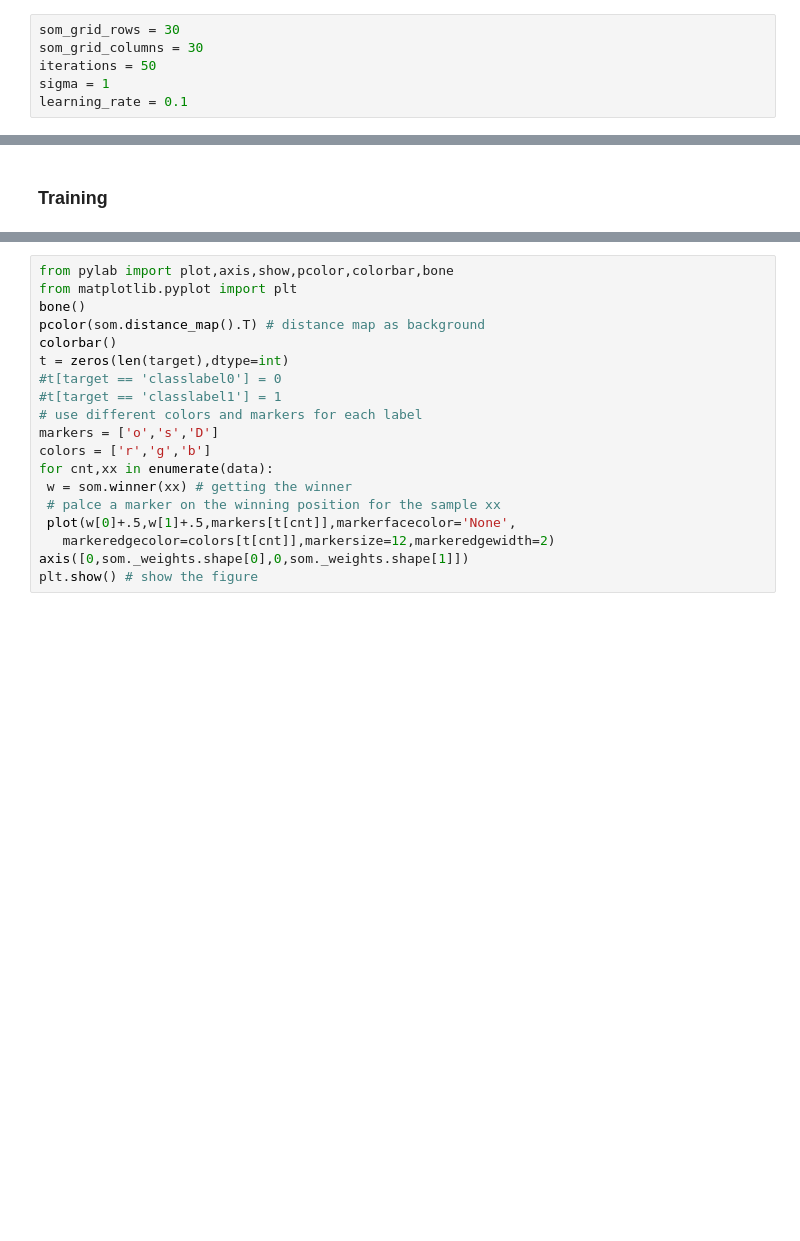
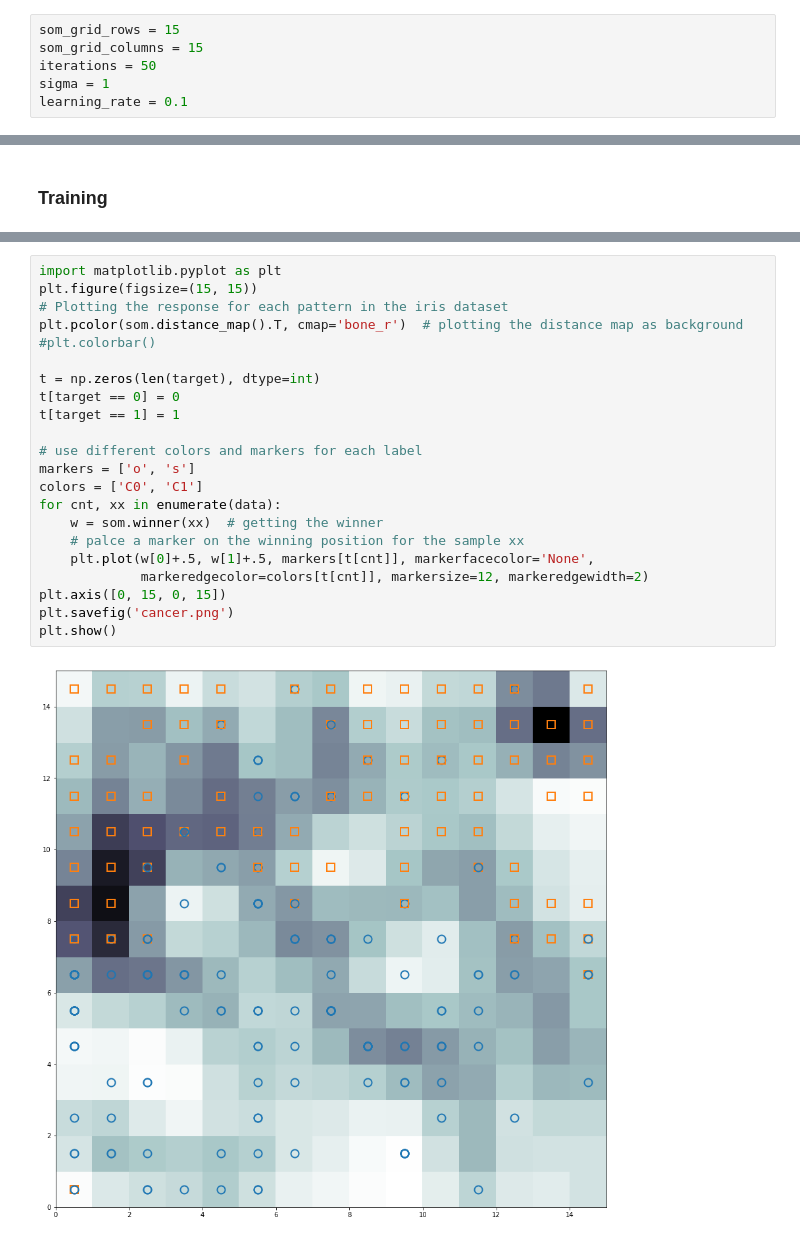
Before and after one commit to Bhoomikapanwar/Neural-Networks, a Jupyter notebook: src/som.ipynb, the cells around one changed output, grey strips where cells are left out. Cells and saved outputs as stored; diff of their text form; blank space fills up the shorter version.

Commit message:
SOM with figures

```diff
--- a/src/som.ipynb
+++ b/src/som.ipynb
@@ -10,8 +11,8 @@ import time
 # %% [markdown]
 ### Set hyperpara
 # %%
-som_grid_rows = 30
-som_grid_columns = 30
+som_grid_rows = 15
+som_grid_columns = 15
 iterations = 50
 sigma = 1
 learning_rate = 0.1
@@ -71,19 +79,24 @@ elapsed_time
 # %%
-from pylab import plot,axis,show,pcolor,colorbar,bone
-from matplotlib.pyplot import plt
-bone()
-pcolor(som.distance_map().T) # distance map as background
-colorbar()
-t = zeros(len(target),dtype=int)
-#t[target == 'classlabel0'] = 0
-#t[target == 'classlabel1'] = 1
+import matplotlib.pyplot as plt
+plt.figure(figsize=(15, 15))
+# Plotting the response for each pattern in the iris dataset
+plt.pcolor(som.distance_map().T, cmap='bone_r')  # plotting the distance map as background
+#plt.colorbar()
+
+t = np.zeros(len(target), dtype=int)
+t[target == 0] = 0
+t[target == 1] = 1
+
 # use different colors and markers for each label
-markers = ['o','s','D']
-colors = ['r','g','b']
-for cnt,xx in enumerate(data):
- w = som.winner(xx) # getting the winner
- # palce a marker on the winning position for the sample xx
- plot(w[0]+.5,w[1]+.5,markers[t[cnt]],markerfacecolor='None',
-   markeredgecolor=colors[t[cnt]],markersize=12,markeredgewidth=2)
-axis([0,som._weights.shape[0],0,som._weights.shape[1]])
-plt.show() # show the figure
+markers = ['o', 's']
+colors = ['C0', 'C1']
+for cnt, xx in enumerate(data):
+    w = som.winner(xx)  # getting the winner
+    # palce a marker on the winning position for the sample xx
+    plt.plot(w[0]+.5, w[1]+.5, markers[t[cnt]], markerfacecolor='None',
+             markeredgecolor=colors[t[cnt]], markersize=12, markeredgewidth=2)
+plt.axis([0, 15, 0, 15])
+plt.savefig('cancer.png')
+plt.show()
+# %% [output]
+[figure, added]
```
Also changed, not shown: parts of 8 cells of this notebook.
